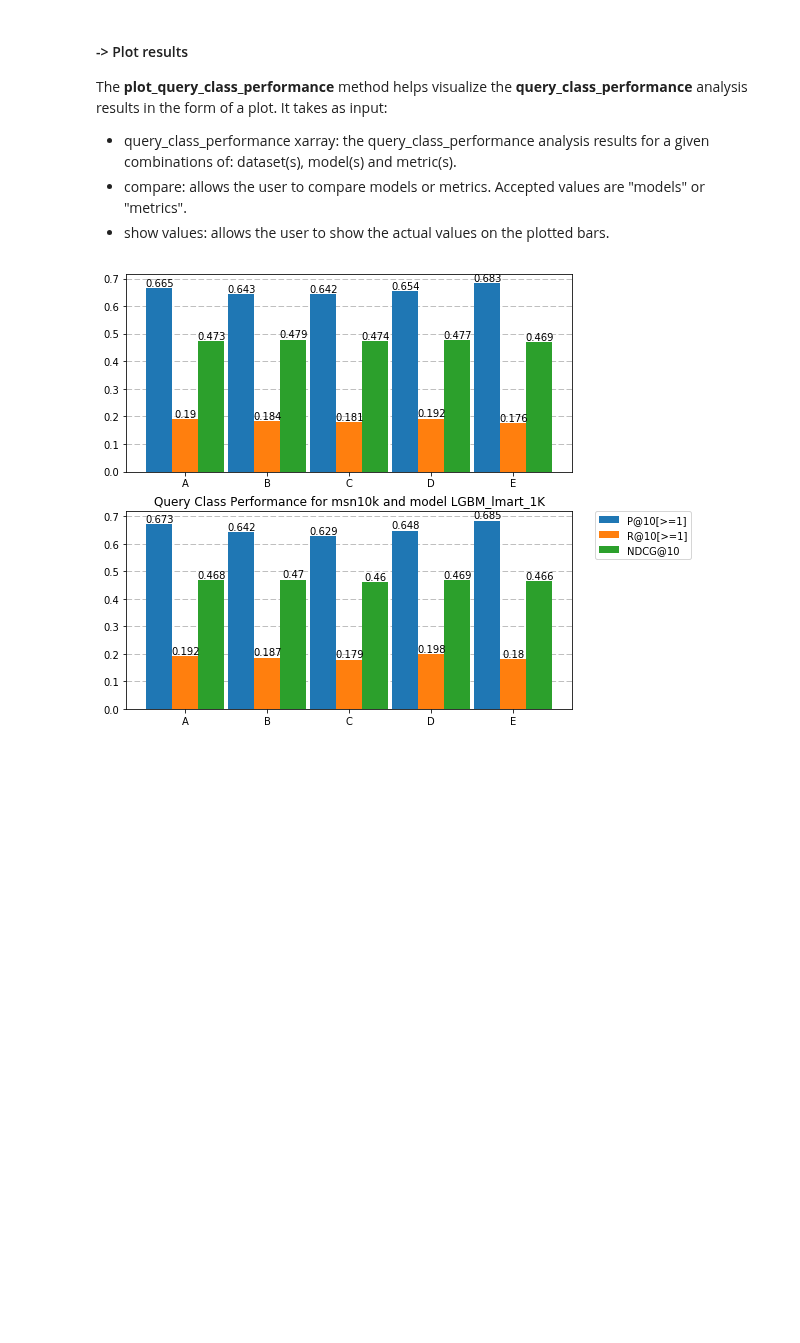
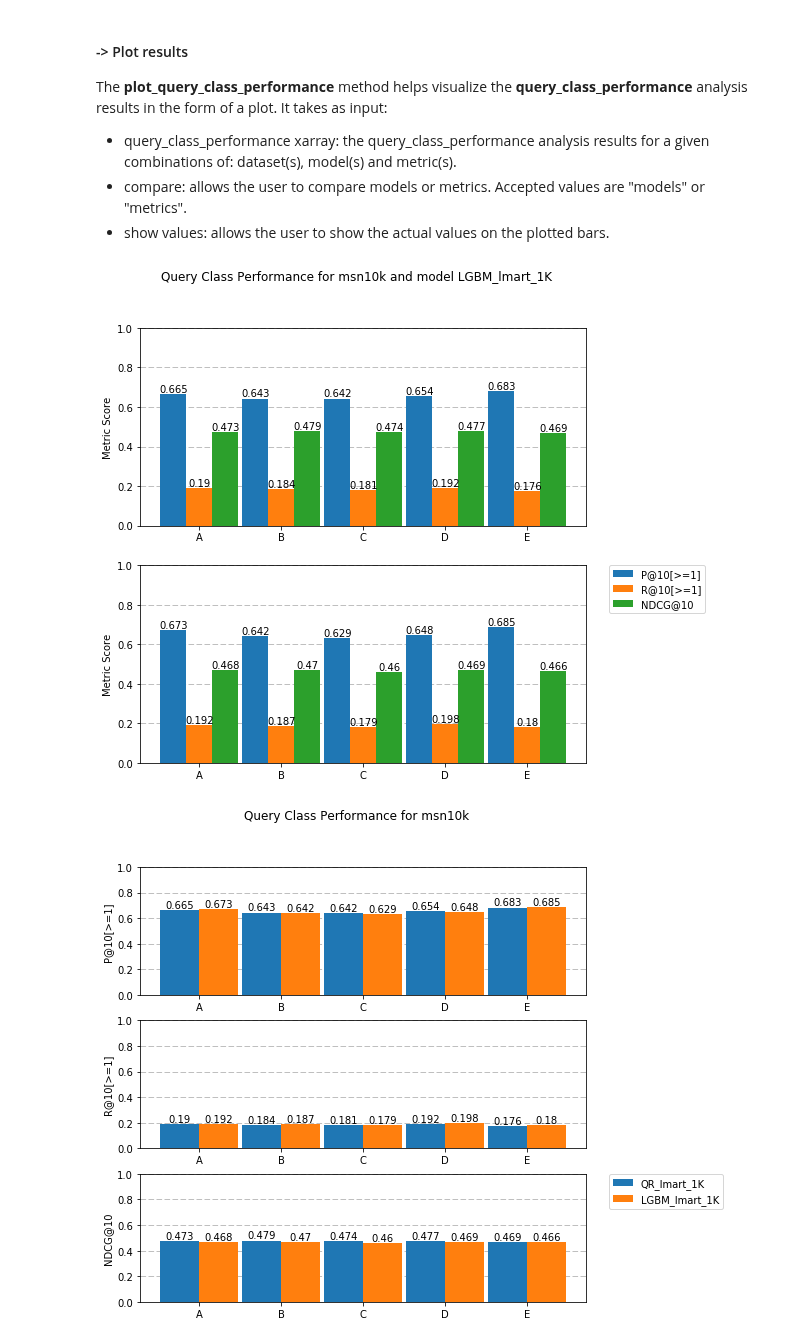
Before and after one commit to hpclab/rankeval, a Jupyter notebook: notebooks/RankEval - Effectiveness Analysis.ipynb, the cells around one changed output. Drawn from its saved outputs; the diff is of its cells as text; code cells hidden in the pictures; blank space fills up the shorter version.

```diff
--- a/notebooks/RankEval - Effectiveness Analysis.ipynb
+++ b/notebooks/RankEval - Effectiveness Analysis.ipynb
@@ -426,7 +427,8 @@ The **plot_query_class_performance** method helps visualize the **query_class_pe
 # %%
 from rankeval.visualization.effectiveness import plot_query_class_performance
 
-# plot_query_class_performance(msn_query_class_perf, compare="metrics", show_values = True)
+plot_query_class_performance(msn_query_class_perf, compare="metrics", show_values = True)
 plot_query_class_performance(msn_query_class_perf, compare="models", show_values = True)
 # %% [output]
-[figure, old version]
+[figure, new version]
+[figure, added]
```
Also changed, not shown: parts of 1 cell of this notebook, 1 other file.
